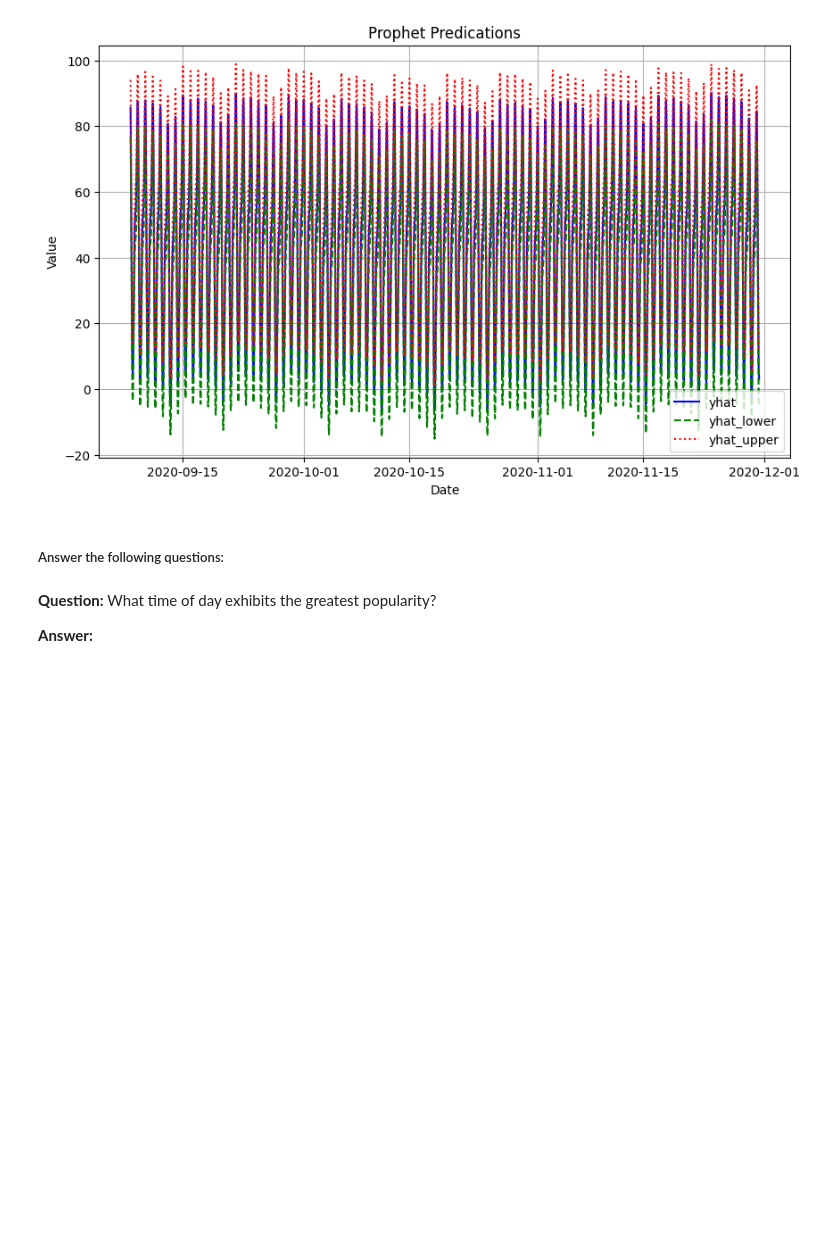
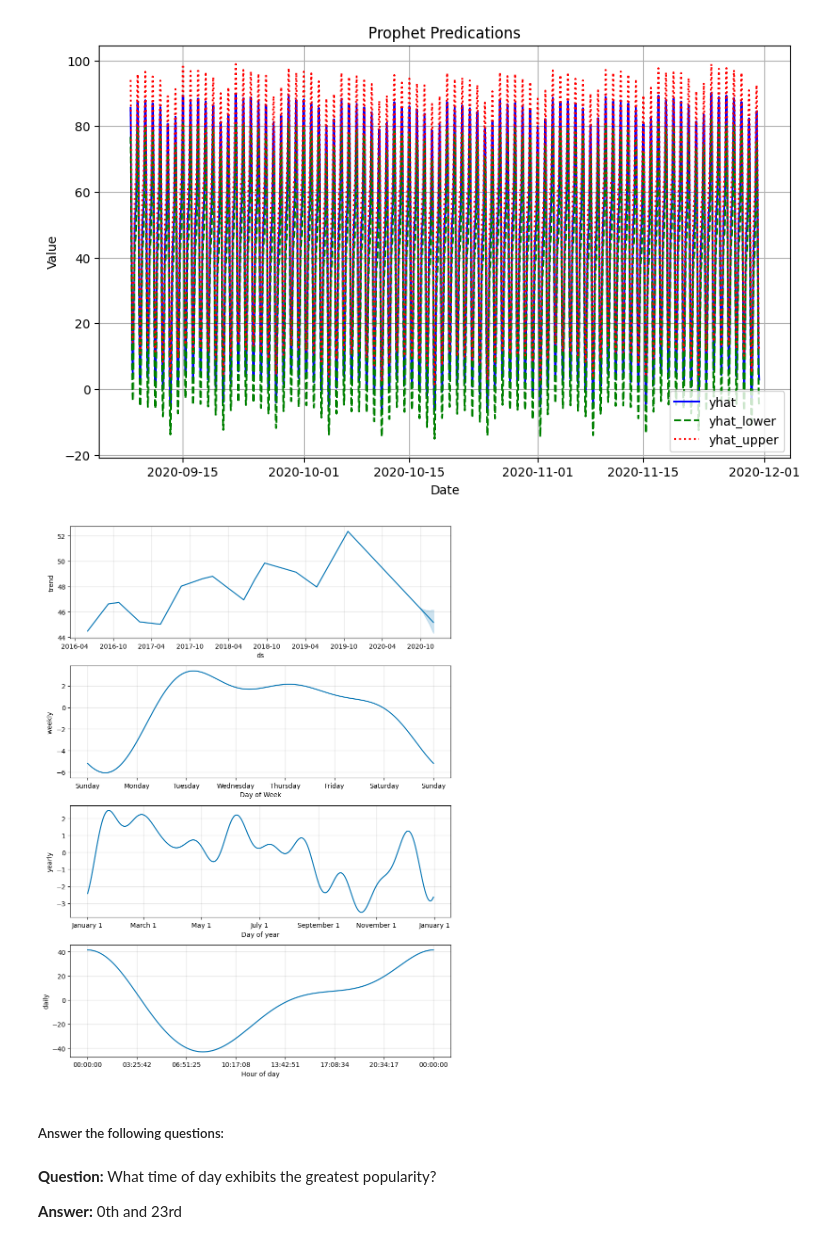
Before and after one commit to rajeevsd123/prophet-challenge, a Jupyter notebook: forecasting_net_prophet.ipynb, the cells around one changed output. Drawn from its saved outputs; the diff is of its cells as text; code cells hidden in the pictures; blank space fills up the shorter version.

```diff
--- a/forecasting_net_prophet.ipynb
+++ b/forecasting_net_prophet.ipynb
@@ -748,16 +748,20 @@ plt.show()
 [figure]
 # %%
 # Reset the index in the forecast_mercado_trends DataFrame
-
+forecast_mercado_trends.reset_index(inplace=True)
 
 # Use the plot_components function to visualize the forecast results
 # for the forecast_canada DataFrame
+fig = prophet_model_obj.plot_components(forecast_mercado_trends)
+plt.show()
+# %% [output]
+[figure, added]
 # %% [markdown]
 ##### Answer the following questions:
 # %% [markdown]
 **Question:** What time of day exhibits the greatest popularity?
 
-**Answer:**
+**Answer:** 0th and 23rd
 # %% [markdown]
 **Question:** Which day of week gets the most search traffic?
 
```
Also changed, not shown: parts of 2 cells of this notebook.
